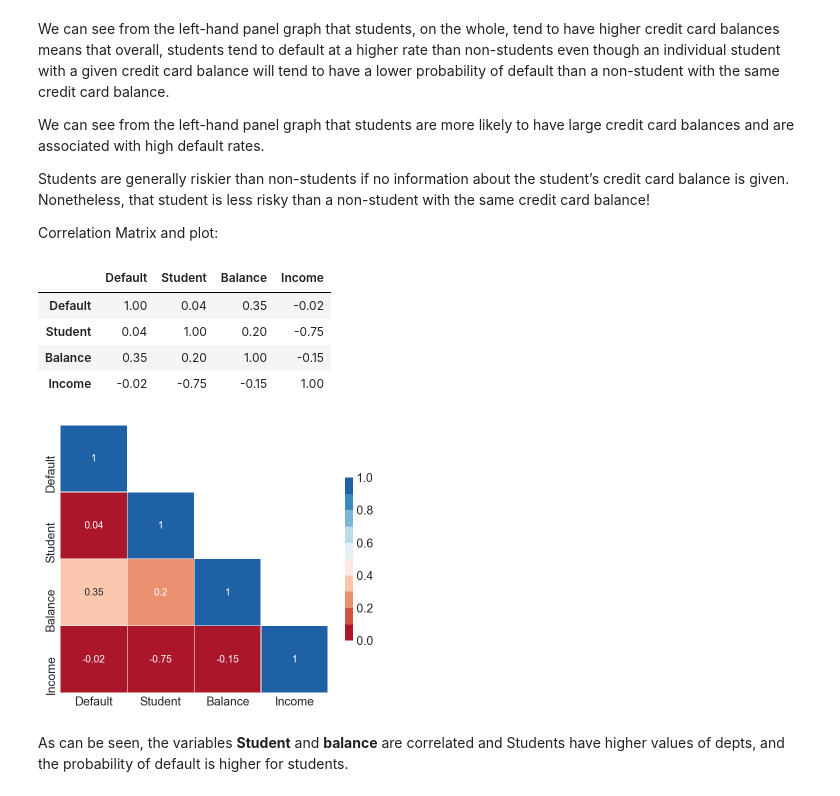
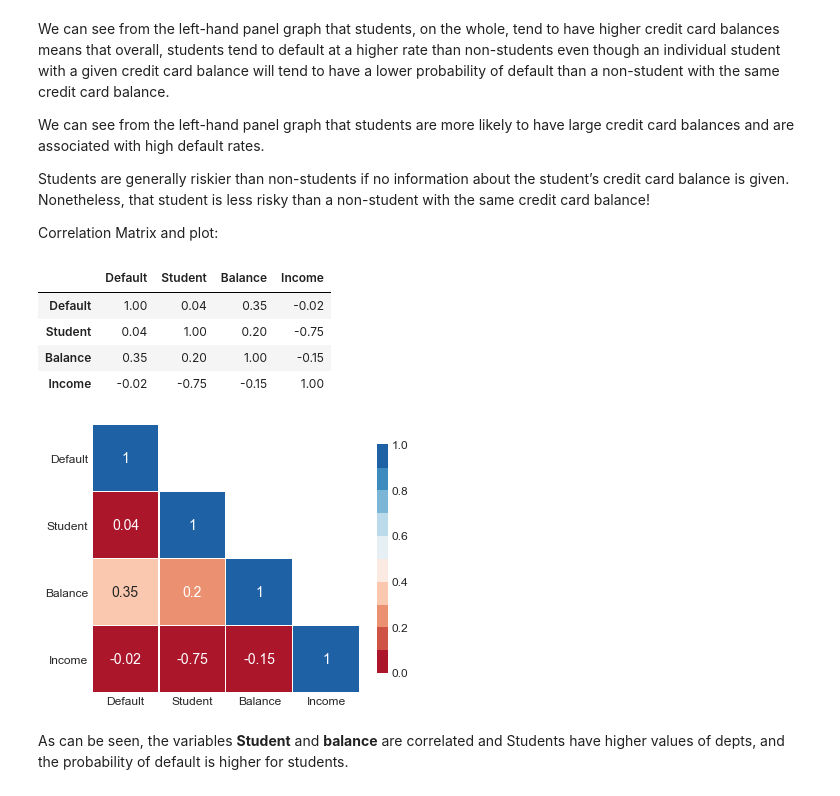
Before and after one commit to HatefDastour/Notes, a Jupyter notebook: Statistical_Learning/Logistic_Regression.ipynb, the cells around one changed output. Saved outputs shown, nothing was run; the diff lists cells and outputs as text; code cells hidden in the pictures.

```diff
--- a/Statistical_Learning/Logistic_Regression.ipynb
+++ b/Statistical_Learning/Logistic_Regression.ipynb
@@ -49,5 +48,6 @@ warnings.filterwarnings("ignore")
 # %%
-Default = pd.read_csv('Data/Default.csv')
+Default = pd.read_csv('Data/Default.csv', index_col = 0)
+Default.columns = [x.title() for x in Default.columns]
 Default.head(5)
 # %% [output]
 |  | Default | Student | Balance | Income |
@@ -276,25 +276,26 @@ Correlation Matrix and plot:
 # %%
 display(df.corr().style.background_gradient(cmap='RdBu').set_precision(2))
 
 def Correlation_Plot (Df,Fig_Size):
     Correlation_Matrix = Df.corr().round(2)
     mask = np.zeros_like(Correlation_Matrix)
     mask[np.triu_indices_from(mask)] = True
     for i in range(len(mask)):
         mask[i,i]=0
-    Fig, ax = plt.subplots(figsize=(Fig_Size,Fig_Size))
+    fig, ax = plt.subplots(figsize=(Fig_Size,Fig_Size))
     sns.heatmap(Correlation_Matrix, ax=ax, mask=mask, annot=True, square=True,
-                cmap =sns.color_palette("RdBu", n_colors=10), linewidths = 0.2, vmin=0, vmax=1, cbar_kws={"shrink": .5})
-    bottom, top = ax.get_ylim()
+                cmap =sns.color_palette("RdBu", n_colors=10), linewidths = 0.2, vmin=0, vmax=1,
+                annot_kws={"size": 14}, cbar_kws={"shrink": .7})
+    ax.set_yticklabels(ax.get_yticklabels(), rotation=0)
 
 Correlation_Plot (df, 6)
 # %% [output]
 |  | Default | Student | Balance | Income |
 | Default | 1.00 | 0.04 | 0.35 | -0.02 |
 | Student | 0.04 | 1.00 | 0.20 | -0.75 |
 | Balance | 0.35 | 0.20 | 1.00 | -0.15 |
 | Income | -0.02 | -0.75 | -0.15 | 1.00 |
-[figure, old version]
+[figure, new version]
 # %% [markdown]
 As can be seen, the variables **Student** and **balance** are correlated and Students have higher values of depts, and the probability of default is higher for students.
 # %% [markdown]
```
Also changed, not shown: parts of 5 cells of this notebook, 22 other files.
